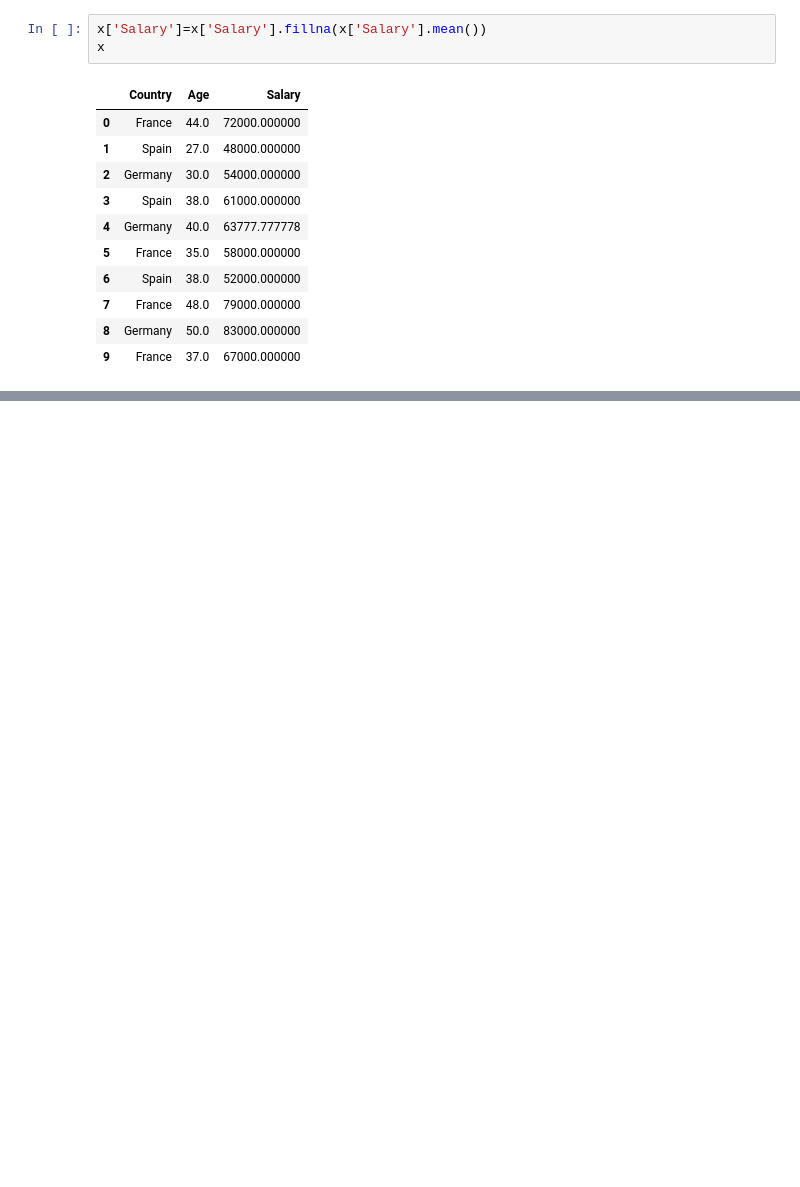
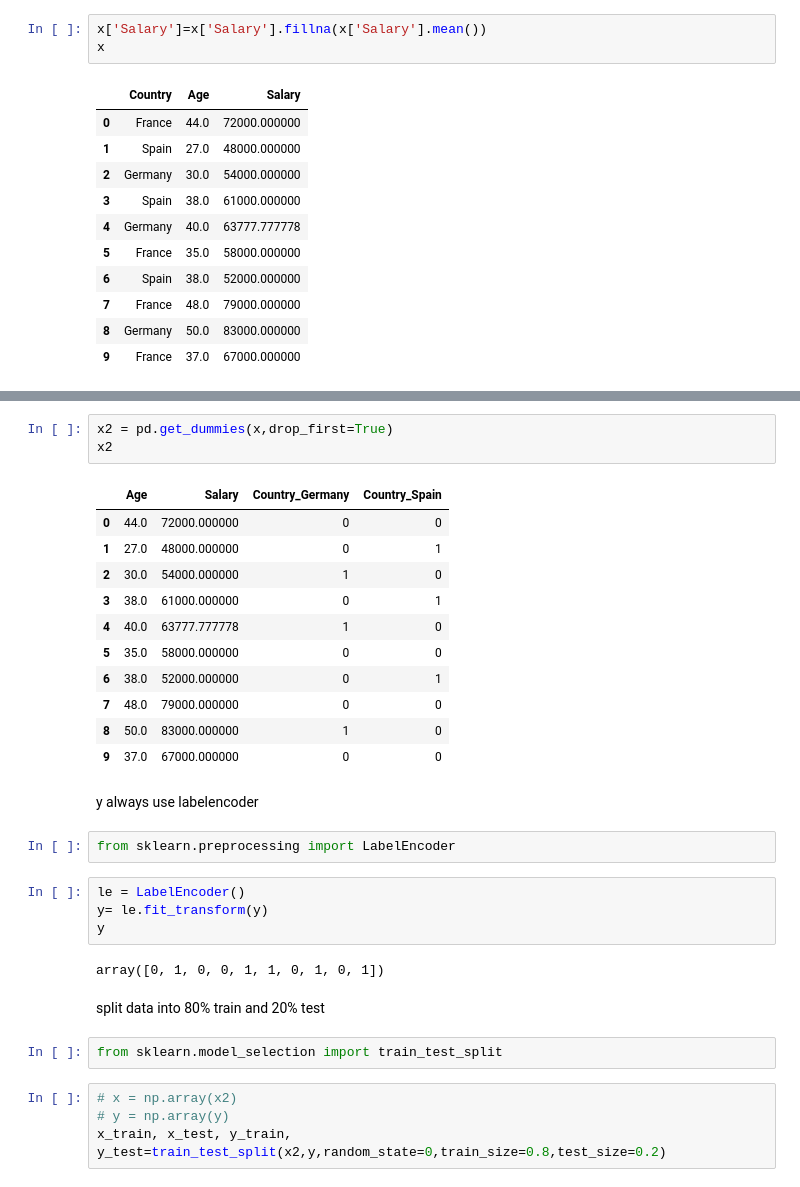
Before and after one commit to aws3ma/machine-learning, a Jupyter notebook: Sc1.ipynb, the cells around one changed output, grey strips where cells are left out. Cells and saved outputs as stored; diff of their text form; blank space fills up the shorter version.

```diff
--- a/Sc1.ipynb
+++ b/Sc1.ipynb
@@ -127,0 +153,33 @@ x
+# %%
+x2 = pd.get_dummies(x,drop_first=True)
+x2
+# %% [output]
+|  | Age | Salary | Country_Germany | Country_Spain |
+| 0 | 44.0 | 72000.000000 | 0 | 0 |
+| 1 | 27.0 | 48000.000000 | 0 | 1 |
+| 2 | 30.0 | 54000.000000 | 1 | 0 |
+| 3 | 38.0 | 61000.000000 | 0 | 1 |
+| 4 | 40.0 | 63777.777778 | 1 | 0 |
+| 5 | 35.0 | 58000.000000 | 0 | 0 |
+| 6 | 38.0 | 52000.000000 | 0 | 1 |
+| 7 | 48.0 | 79000.000000 | 0 | 0 |
+| 8 | 50.0 | 83000.000000 | 1 | 0 |
+| 9 | 37.0 | 67000.000000 | 0 | 0 |
+# %% [markdown]
+y always use labelencoder
+# %%
+from sklearn.preprocessing import LabelEncoder
+# %%
+le = LabelEncoder()
+y= le.fit_transform(y)
+y
+# %% [output]
+array([0, 1, 0, 0, 1, 1, 0, 1, 0, 1])
+# %% [markdown]
+split data into 80% train and 20% test
+# %%
+from sklearn.model_selection import train_test_split
+# %%
+# x = np.array(x2)
+# y = np.array(y)
+x_train, x_test, y_train, y_test=train_test_split(x2,y,random_state=0,train_size=0.8,test_size=0.2)
```
Also changed, not shown: parts of 14 cells of this notebook.
